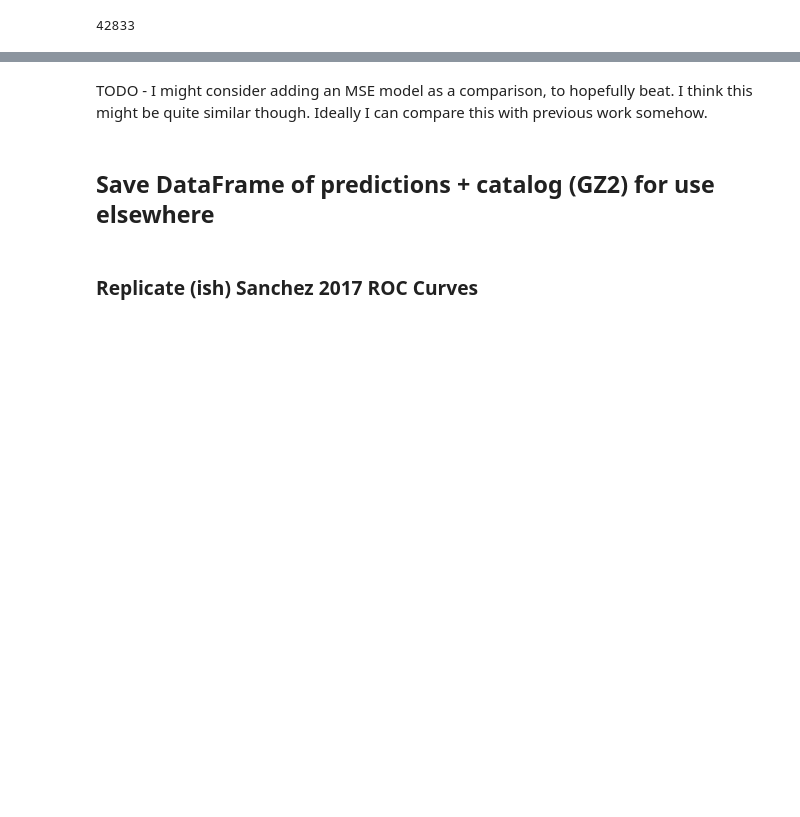
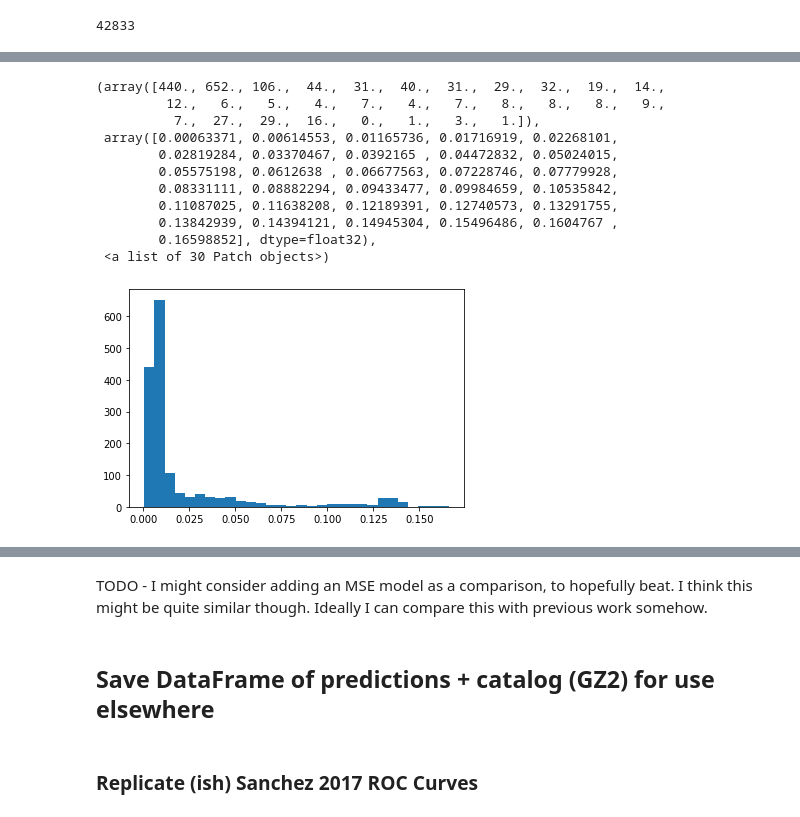
Before and after one commit to colinleach/zoobot, a Jupyter notebook: notebooks/multiq/predictions.ipynb, the cells around one changed output, grey strips where cells are left out. Cells and saved outputs as stored; diff of their text form; code cells hidden in the pictures; blank space fills up the shorter version.

```diff
--- a/notebooks/multiq/predictions.ipynb
+++ b/notebooks/multiq/predictions.ipynb
@@ -203,9 +230,10 @@ len(id_strs)
 
 # id_strs = catalog['iauname']
 # %%
-model = run_estimator_config.get_model(label_cols, questions, final_size)
+model = run_estimator_config.get_model(schema, final_size)
 
 # checkpoint_dir = f'{results_dir}/estimators/models'
 checkpoint_dir = f'{results_dir}/models'
-model.load_weights(checkpoint_dir)
+print(checkpoint_dir)
+load_status = model.load_weights(checkpoint_dir)
 # %% [output]
@@ -221,4 +265,4 @@ dataset
 # %%
 # model.predict(dataset).shape
 # %%
-predictions = np.stack([model.predict(dataset) for n in range(n_samples)], axis=-1)
+predictions = np.stack([model.predict(dataset.take(50)) for n in range(n_samples)], axis=-1)
@@ -231,0 +305,15 @@ predictions.shape
+# %%
+plt.hist(np.std(predictions[:, 0, :], axis=-1), bins=30)
+# %% [output]
+(array([440., 652., 106.,  44.,  31.,  40.,  31.,  29.,  32.,  19.,  14.,
+         12.,   6.,   5.,   4.,   7.,   4.,   7.,   8.,   8.,   8.,   9.,
+          7.,  27.,  29.,  16.,   0.,   1.,   3.,   1.]),
+ array([0.00063371, 0.00614553, 0.01165736, 0.01716919, 0.02268101,
+        0.02819284, 0.03370467, 0.0392165 , 0.04472832, 0.05024015,
+        0.05575198, 0.0612638 , 0.06677563, 0.07228746, 0.07779928,
+        0.08331111, 0.08882294, 0.09433477, 0.09984659, 0.10535842,
+        0.11087025, 0.11638208, 0.12189391, 0.12740573, 0.13291755,
+        0.13842939, 0.14394121, 0.14945304, 0.15496486, 0.1604767 ,
+        0.16598852], dtype=float32),
+ <a list of 30 Patch objects>)
+[figure, added]
```
Also changed, not shown: parts of 21 cells of this notebook, 8 other files.
